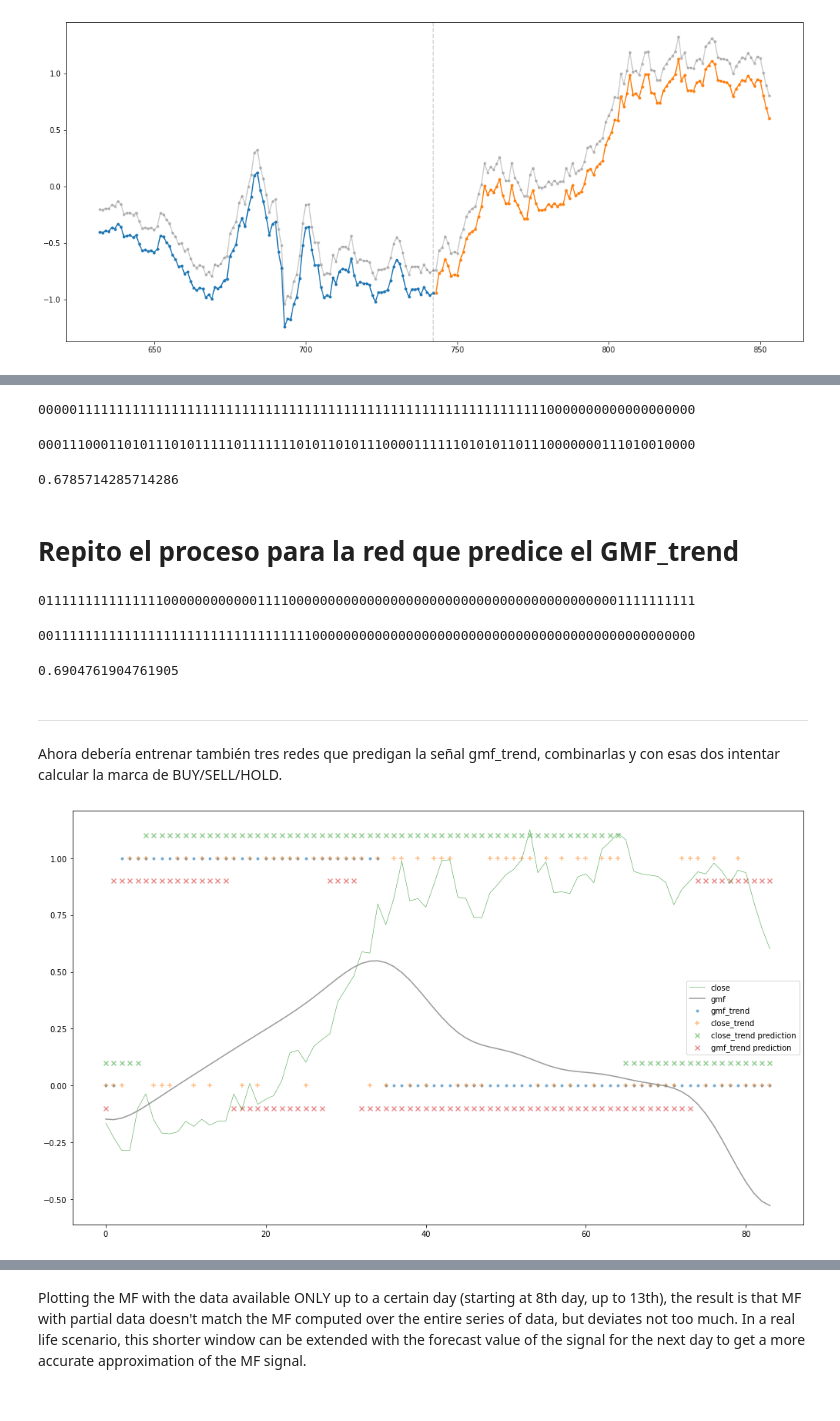
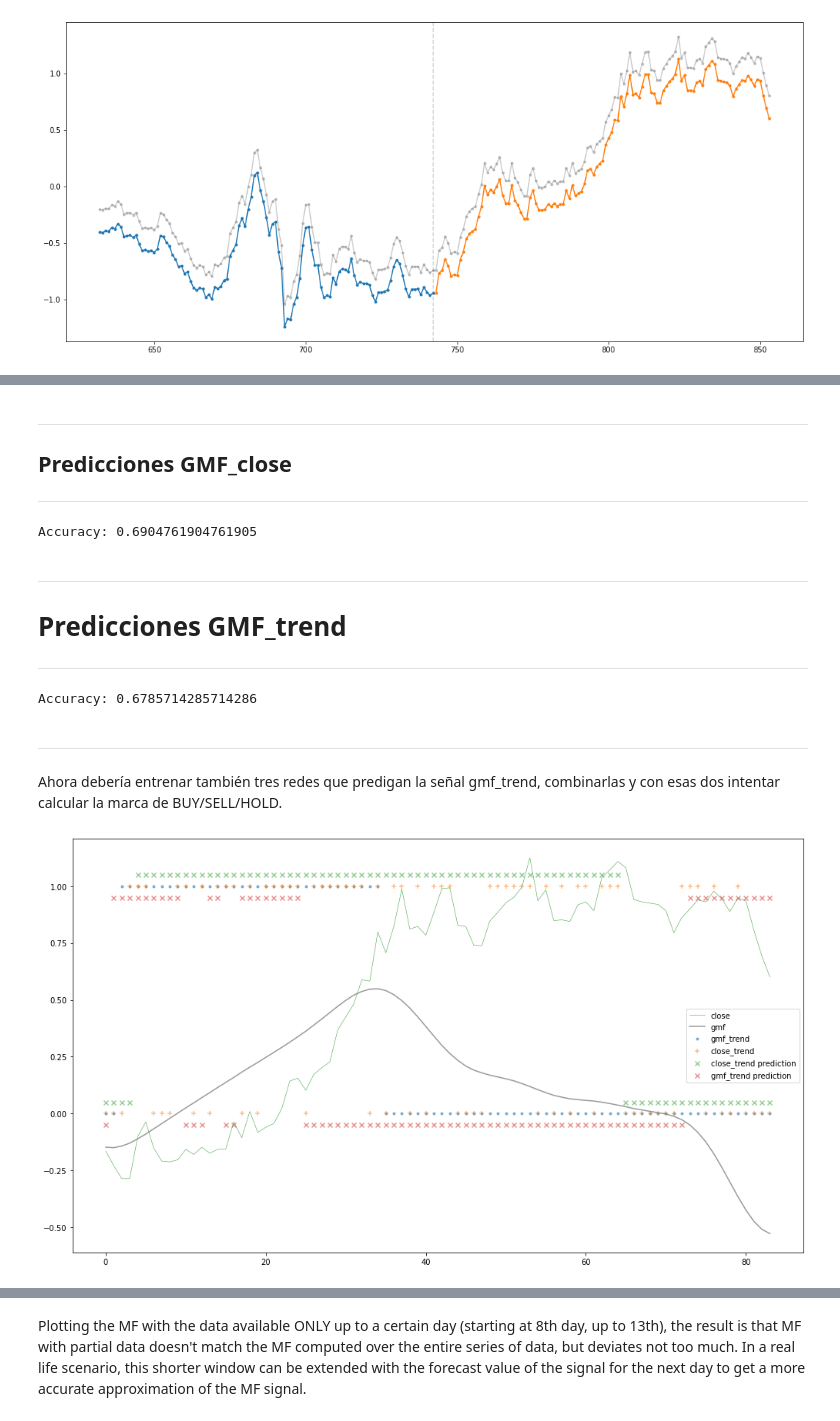
Before and after one commit to renero/trader, a Jupyter notebook: notebooks/windowed prediction.ipynb, the cells around one changed output, grey strips where cells are left out. Cells and saved outputs as stored; diff of their text form; code cells hidden in the pictures.

```diff
--- a/notebooks/windowed prediction.ipynb
+++ b/notebooks/windowed prediction.ipynb
@@ -164,0 +186,4 @@ test.append_indicator("trend", column_name="gmf")
+# %%
+test = Ticks(params, df=test_df)
+train = Ticks(params, df=train_df)
+test.data.head()
@@ -165,3 +198,7 @@ test.append_indicator("trend", column_name="gmf")
+# %% [markdown]
+---
+## Predicciones GMF_close
+---
 # %%
 def combine_predictions(predictions, threshold=0.5):
     sum = 0
@@ -169,48 +206,32 @@ def combine_predictions(predictions, threshold=0.5):
         if pred >= threshold:
             sum += 1
     return int(sum >= int(np.ceil(len(predictions) / 2.0)))
+
+
+def return_ensembled_predictions(dataset, train_columns, networks):
+    prepared_data = dataset.prepare_for_predict(train_columns)
+    yhat = []
+    for input_to_net in tqdm(prepared_data):
+        input_to_net = input_to_net.reshape(1, -1, len(train_columns))
+        all_predictions = [network.model.predict(input_to_net) for network in networks]
+        yhat.append(combine_predictions(all_predictions))
+    return yhat
-# %%
-prepared_test = test.prepare_for_predict(training_columns)
-yhat1 = []
-for input_to_net in prepared_test:
-    input_to_net = input_to_net.reshape(1, -1, len(training_columns))
-    all_predictions = [network.model.predict(input_to_net) for network in nn]
-    yhat1.append(combine_predictions(all_predictions))
-    print(yhat1[-1], end="", flush=True)
-print()
-# %% [output]
-000001111111111111111111111111111111111111111111111111111111111110000000000000000000
 # %%
+yhat1 = return_ensembled_predictions(test, ["gmf", "gmf_mono", "gmf_trend"], nn1)
 y1 = test.data.iloc[-84:].close_trend.values.astype(int)
-[print(yi, sep="", end="", flush=True) for yi in y1]
-print()
-
-accuracy_score(y1, yhat1)
+print("Accuracy:", accuracy_score(y1, yhat1))
 # %% [output]
-000111000110101110101111101111111010110101110000111111010101101110000000111010010000
+Accuracy: 0.6904761904761905
-0.6785714285714286
-# %% [markdown]
-# Repito el proceso para la red que predice el GMF_trend
-# %%
-training_columns = ["gmf", "gmf_mono"]
-prepared_test = test.prepare_for_predict(training_columns)
-yhat2 = []
-for input_to_net in prepared_test:
-    input_to_net = input_to_net.reshape(1, -1, len(training_columns))
-    prediction = gmf_nn.model.predict(input_to_net)
-    yhat2.append(combine_predictions(prediction))
-    print(yhat2[-1], end="", flush=True)
-print()
-# %% [output]
-011111111111111100000000000011110000000000000000000000000000000000000000001111111111
+# %% [markdown]
+---
+# Predicciones GMF_trend
+---
 # %%
+yhat2 = return_ensembled_predictions(test, ["gmf", "gmf_mono"], nn2)
 y2 = test.data.iloc[-84:].gmf_trend.values.astype(int)
-[print(yi, sep="", end="", flush=True) for yi in y2]
-print()
-accuracy_score(y2, yhat2)
+print("Accuracy:", accuracy_score(y2, yhat2))
 # %% [output]
-001111111111111111111111111111111110000000000000000000000000000000000000000000000000
+Accuracy: 0.6785714285714286
-0.6904761904761905
 # %% [markdown]
 ---
 
@@ -231,33 +250,33 @@ plt.scatter(
     range(len(y1)),
     test.data.iloc[-84:].gmf_trend,
     alpha=0.5,
     marker=".",
     label="gmf_trend",
 )
 plt.scatter(
     range(len(y1)),
     test.data.iloc[-84:].close_trend,
     alpha=0.5,
     marker="+",
     label="close_trend",
 )
 plt.scatter(
     range(len(y1)),
-    np.array(yhat1) + 0.1,
+    np.array(yhat1) + 0.05,
     alpha=0.5,
     marker="x",
     label="close_trend prediction",
 )
 plt.scatter(
     range(len(y1)),
-    np.array(yhat2) - 0.1,
+    np.array(yhat2) - 0.05,
     alpha=0.5,
     marker="x",
     label="gmf_trend prediction",
 )
 plt.legend()
 plt.tight_layout()
 plt.savefig("averaver.png")
 plt.show()
 # %% [output]
-[figure, old version]
+[figure, new version]
```
Also changed, not shown: parts of 13 cells of this notebook, 2 other files.
